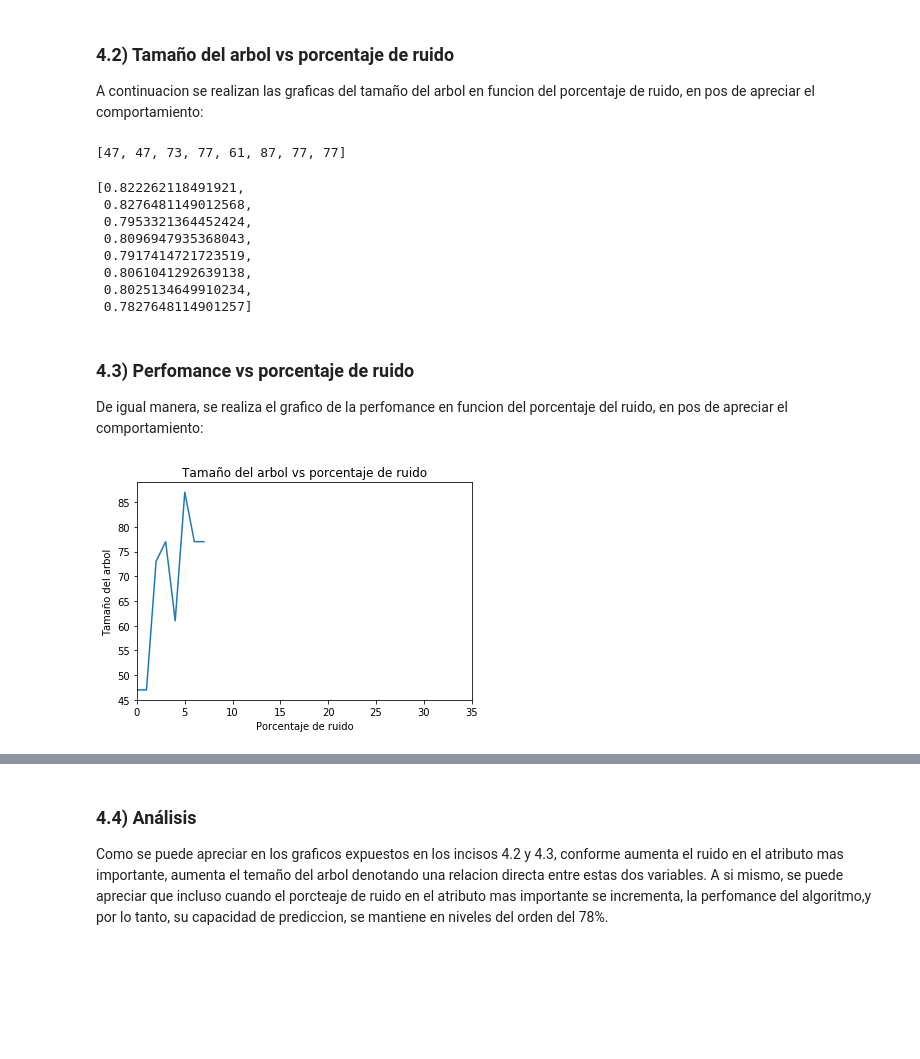
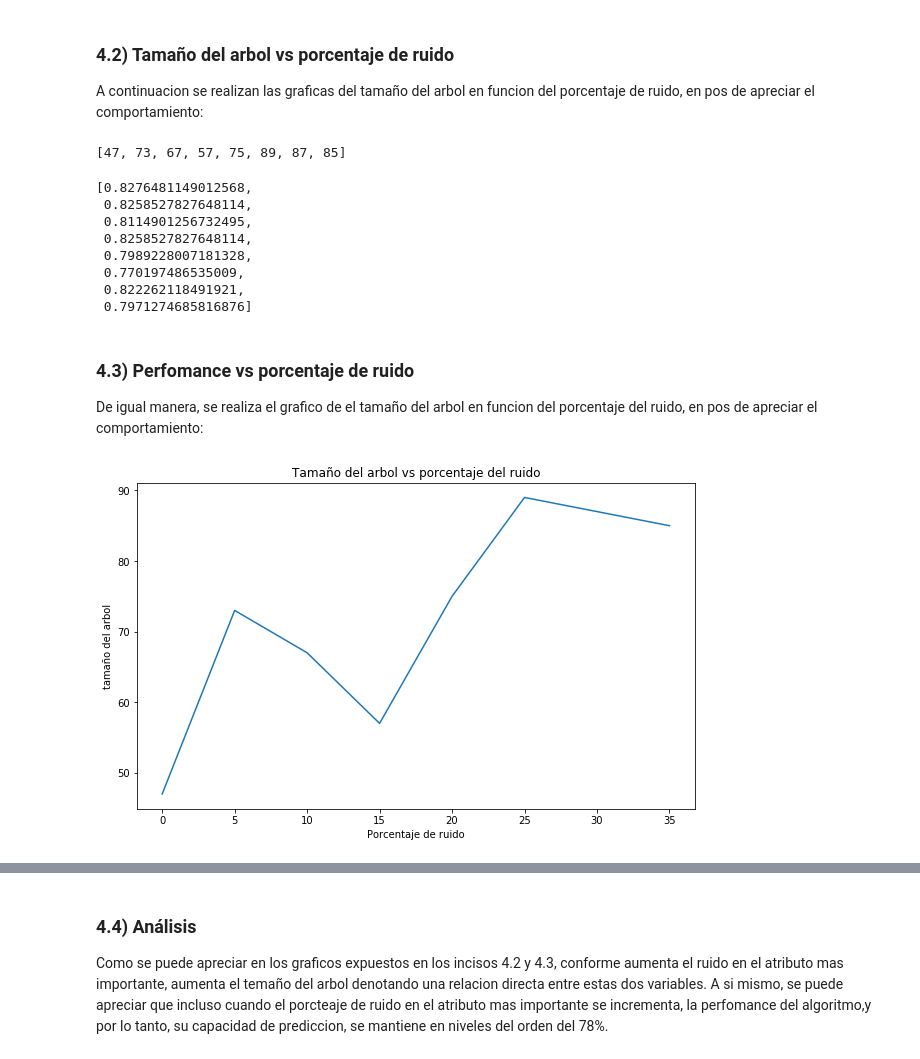
Before and after one commit to jjiguaran/Arboles-de-decison-para-los-prestamos-immobiliarios-en-Nueva-York, a Jupyter notebook: Housingv2_final.ipynb, the cells around one changed output, grey strips where cells are left out. Saved outputs shown, nothing was run; the diff lists cells and outputs as text; code cells hidden in the pictures; blank space fills up the shorter version.

```diff
--- a/Housingv2_final.ipynb
+++ b/Housingv2_final.ipynb
@@ -334,6 +334,6 @@ Conociendo cual es el indice del atributo mas importante se procederá a generar
 # %%
 lista= []
 lista.append(des_x.copy())
-for z in range(0,35,5):
+for z in range(5,40,5):
     a = ind_ruido(des_x,index,z)
     lista.append(a)
@@ -368,29 +366,27 @@ for i in range(len(lista)):
 # %%
 tree_size_noyse
 # %% [output]
-[47, 47, 73, 77, 61, 87, 77, 77]
+[47, 73, 67, 57, 75, 89, 87, 85]
 # %%
 acc_noyse
 # %% [output]
-[0.822262118491921,
- 0.8276481149012568,
- 0.7953321364452424,
- 0.8096947935368043,
- 0.7917414721723519,
- 0.8061041292639138,
- 0.8025134649910234,
- 0.7827648114901257]
+[0.8276481149012568,
+ 0.8258527827648114,
+ 0.8114901256732495,
+ 0.8258527827648114,
+ 0.7989228007181328,
+ 0.770197486535009,
+ 0.822262118491921,
+ 0.7971274685816876]
 # %% [markdown]
 ### 4.3) Perfomance vs porcentaje de ruido
-De igual manera, se realiza el grafico de la perfomance en funcion del porcentaje del ruido, en pos de apreciar el comportamiento:
+De igual manera, se realiza el grafico de el tamaño del arbol en funcion del porcentaje del ruido, en pos de apreciar el comportamiento:
 # %%
 plt.figure(figsize=(10,6))
-#plt.plot(list(range(0,35,5)), tree_size_noyse)
-plt.plot(tree_size_noyse)
-#plt.plot(list(rango), tree_size_noyse)
-plt.title('Tamaño del arbol vs porcentaje de ruido')
-plt.ylabel('Tamaño del arbol')
+plt.plot(list(range(0,40,5)), tree_size_noyse)
+plt.title('Tamaño del arbol vs porcentaje del ruido')
+plt.ylabel('tamaño del arbol')
 plt.xlabel('Porcentaje de ruido')
 plt.show()
 # %% [output]
-[figure, old version]
+[figure, new version]
```
Also changed, not shown: parts of 11 cells of this notebook.
